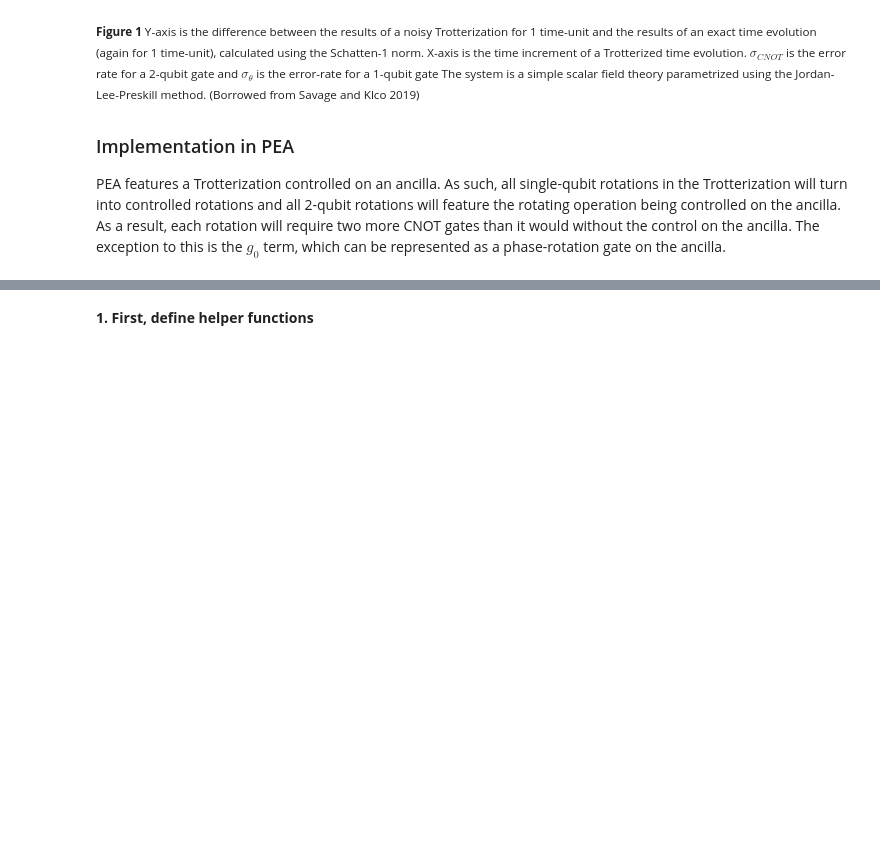
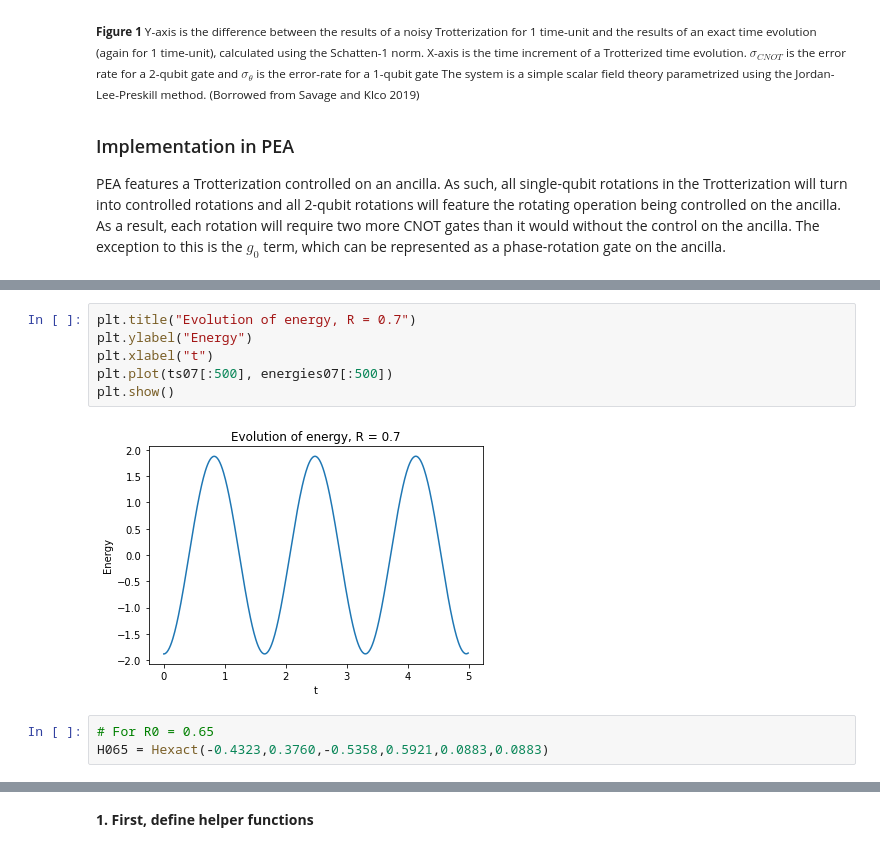
Before and after one commit to aodongliu/CHEM560_FinalProject, a Jupyter notebook: FinalProject.ipynb, the cells around one changed output, grey strips where cells are left out. Cells and saved outputs as stored; diff of their text form; blank space fills up the shorter version.

```diff
--- a/FinalProject.ipynb
+++ b/FinalProject.ipynb
@@ -128,0 +156,11 @@ As a result, each rotation will require two more CNOT gates than it would withou
+# %%
+plt.title("Evolution of energy, R = 0.7")
+plt.ylabel("Energy")
+plt.xlabel("t")
+plt.plot(ts07[:500], energies07[:500])
+plt.show()
+# %% [output]
+[figure, added]
+# %%
+# For R0 = 0.65
+H065 = Hexact(-0.4323,0.3760,-0.5358,0.5921,0.0883,0.0883)
```
Also changed, not shown: parts of 19 cells of this notebook, 1 other file.
